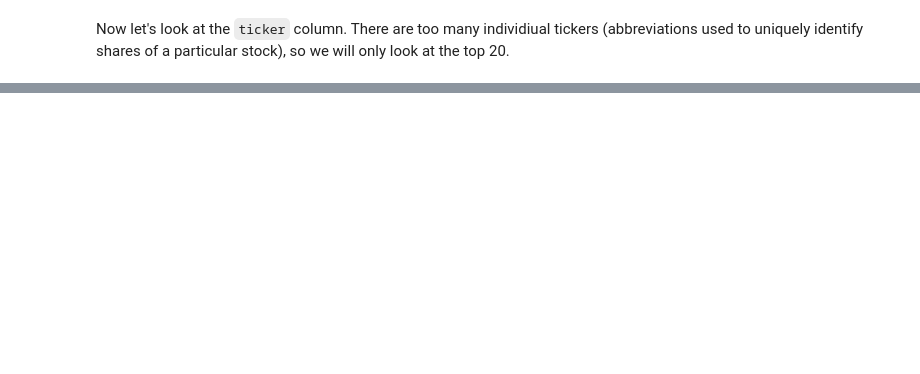
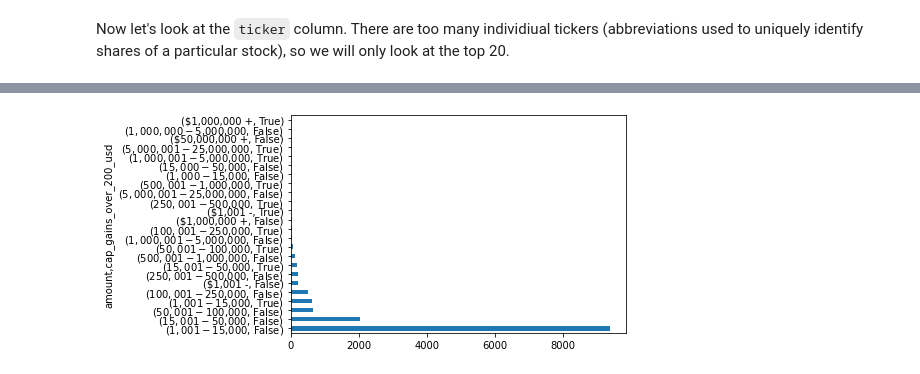
Before and after one commit to tharvipop/sussy-stock-trades, a Jupyter notebook: cleaning_and_eda.ipynb, the cells around one changed output, grey strips where cells are left out. Drawn from its saved outputs; the diff is of its cells as text; code cells hidden in the pictures; blank space fills up the shorter version.

```diff
--- a/cleaning_and_eda.ipynb
+++ b/cleaning_and_eda.ipynb
@@ -125,0 +170,4 @@ The biggest surprise, however, is the most popular ticker, '--', which isn't eve
+# %%
+df[['amount', 'cap_gains_over_200_usd']].value_counts().plot(kind = 'barh');
+# %% [output]
+[figure, added]
```
Also changed, not shown: parts of 11 cells of this notebook.
